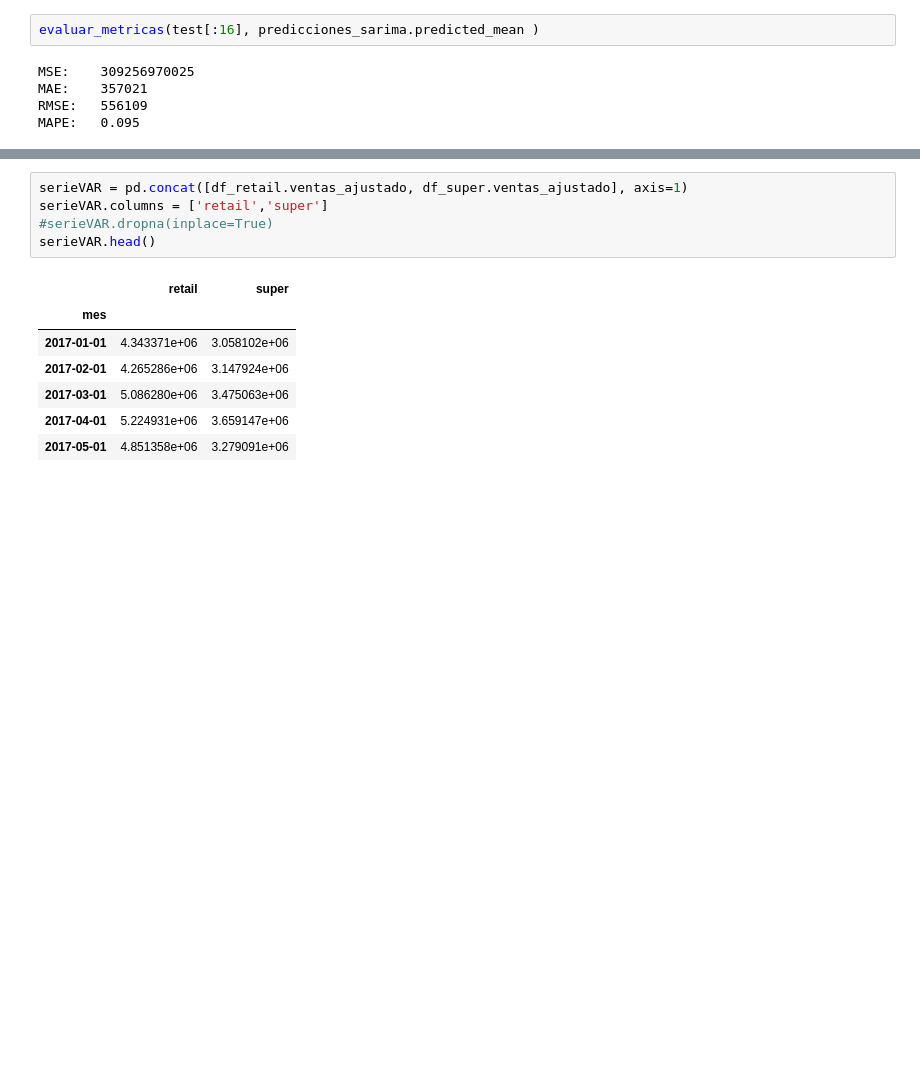
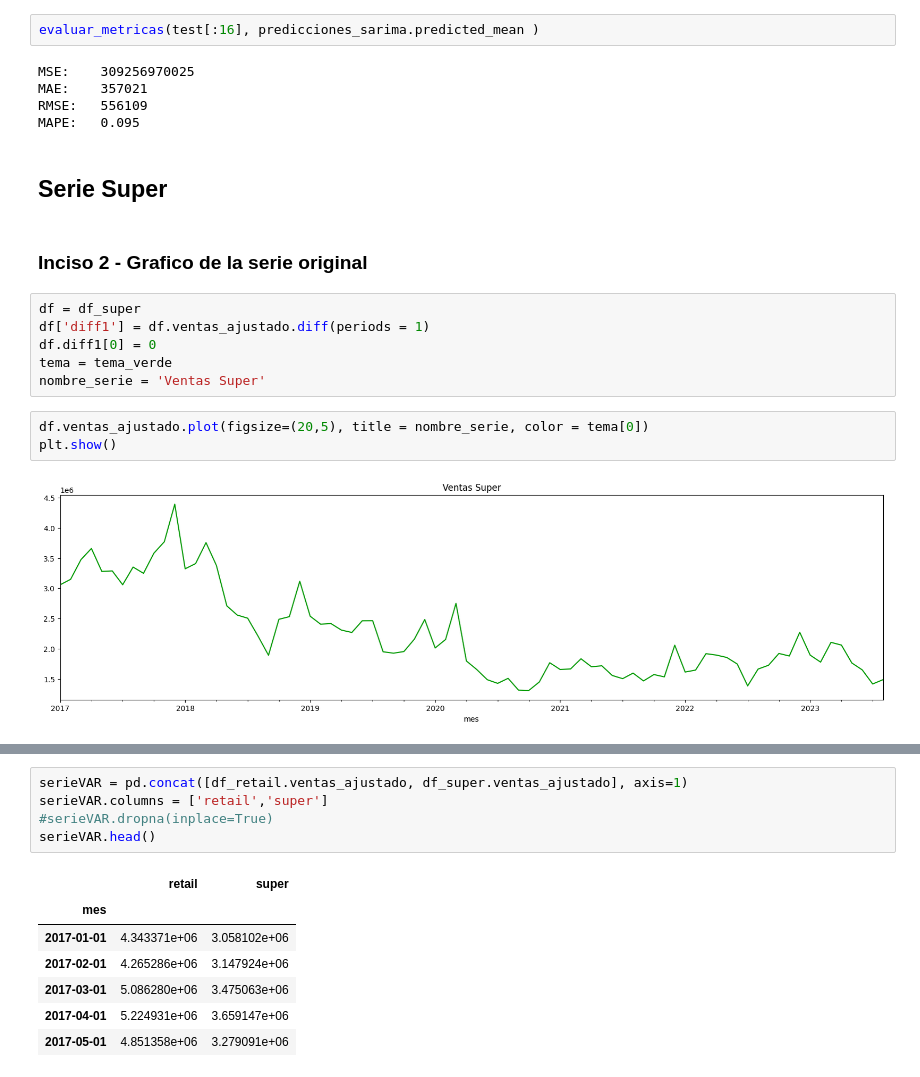
Before and after one commit to waldof86/AST, a Jupyter notebook: TP1/TP1 v4.ipynb, the cells around one changed output, grey strips where cells are left out. Cells and saved outputs as stored; diff of their text form; blank space fills up the shorter version.

```diff
--- a/TP1/TP1 v4.ipynb
+++ b/TP1/TP1 v4.ipynb
@@ -663,3 +665,18 @@ MSE:    309256970025
 MAE:    357021
 RMSE:   556109
 MAPE:   0.095
+# %% [markdown]
+## Serie Super
+# %% [markdown]
+### Inciso 2 -  Grafico de la serie original
+# %%
+df = df_super
+df['diff1'] = df.ventas_ajustado.diff(periods = 1)
+df.diff1[0] = 0
+tema = tema_verde
+nombre_serie = 'Ventas Super'
+# %%
+df.ventas_ajustado.plot(figsize=(20,5), title = nombre_serie, color = tema[0])
+plt.show()
+# %% [output]
+[figure, added]
```
Also changed, not shown: parts of 70 cells of this notebook, 1 other file.
